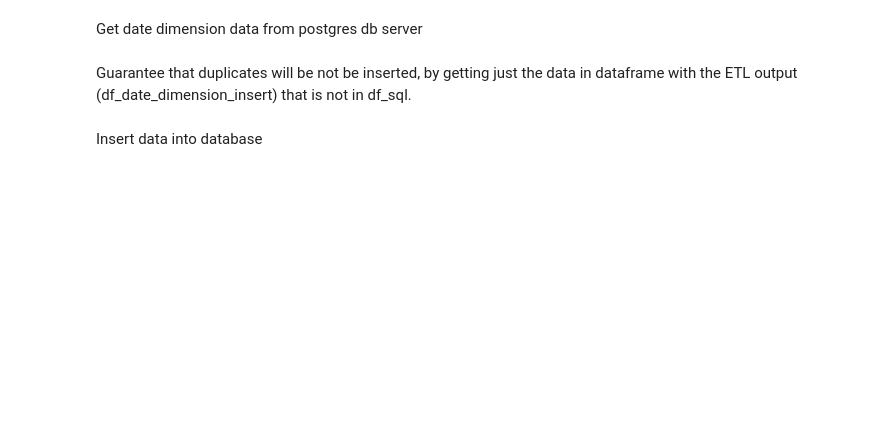
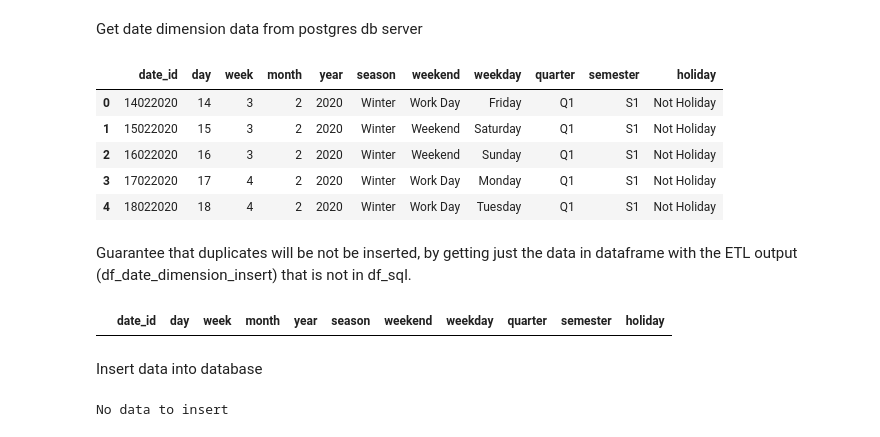
Before and after one commit to beatriz-lima/TPD-Airbnb-Data, a Jupyter notebook: Notebooks/ETL_Date.ipynb, the cells around one changed output. Drawn from its saved outputs; the diff is of its cells as text; code cells hidden in the pictures; blank space fills up the shorter version.

```diff
--- a/Notebooks/ETL_Date.ipynb
+++ b/Notebooks/ETL_Date.ipynb
@@ -305,9 +324,11 @@ Connection settings
 # %%
-server_host = "appserver-01.alunos.di.fc.ul.pt"
+use_local = True
+server_host = "appserver-01.alunos.di.fc.ul.pt" if use_local == False else "localhost"
 port = 5432
-dbname = "tpd012"
-dbusername = "tpd012"
-dbpassword = "Airbnbosses69420"
+sslmode = "allow" if use_local == False else "disable"
+dbname = "tpd012" if use_local == False else "postgres"
+dbusername = "tpd012" if use_local == False else "postgres"
+dbpassword = "Airbnbosses69420" if use_local == False else "h9qoipj2"
 # %%
 # function to query table and convert it to pandas dataframe
 def query_table(conn, table_name):
@@ -344,22 +366,33 @@ def insert_data(df, table_name, conn):
 # %% [markdown]
 Get date dimension data from postgres db server
 # %%
-conn = pg.connect(host = server_host,database = dbname, user = dbusername,password = dbpassword)
+conn = pg.connect(host = server_host,database = dbname, user = dbusername,password = dbpassword, sslmode = sslmode)
 df_date_dimension_sql = query_table(conn, 'date')
 conn.close()
 df_date_dimension_sql.head()
+# %% [output]
+|  | date_id | day | week | month | year | season | weekend | weekday | quarter | semester | holiday |
+| 0 | 14022020 | 14 | 3 | 2 | 2020 | Winter | Work Day | Friday | Q1 | S1 | Not Holiday |
+| 1 | 15022020 | 15 | 3 | 2 | 2020 | Winter | Weekend | Saturday | Q1 | S1 | Not Holiday |
+| 2 | 16022020 | 16 | 3 | 2 | 2020 | Winter | Weekend | Sunday | Q1 | S1 | Not Holiday |
+| 3 | 17022020 | 17 | 4 | 2 | 2020 | Winter | Work Day | Monday | Q1 | S1 | Not Holiday |
+| 4 | 18022020 | 18 | 4 | 2 | 2020 | Winter | Work Day | Tuesday | Q1 | S1 | Not Holiday |
 # %% [markdown]
 Guarantee that duplicates will be not be inserted, by getting just the data in dataframe with the ETL output (df_date_dimension_insert) that is not in df_sql.
 # %%
-df_insert = get_data_to_insert(df_date_dimension_insert,df_date_dimension_sql)
+df_insert = get_data_to_insert(df_date_dimension_insert,df_date_dimension_sql,'date_id')
 df_insert
+# %% [output]
+|  | date_id | day | week | month | year | season | weekend | weekday | quarter | semester | holiday |
 # %% [markdown]
 Insert data into database
 # %%
 if len(df_insert) > 0:
     table_name = 'date'
-    conn = pg.connect(host = server_host,database = dbname, user = dbusername,password = dbpassword)
+    conn = pg.connect(host = server_host,database = dbname, user = dbusername,password = dbpassword, sslmode = sslmode)
     success = insert_data(df_insert,table_name, conn)
     conn.close()
     if success == True: print('Data inserted succefully')
 else: print('No data to insert')
+# %% [output]
+No data to insert
```
Also changed, not shown: parts of 4 cells of this notebook, 1 other file.
